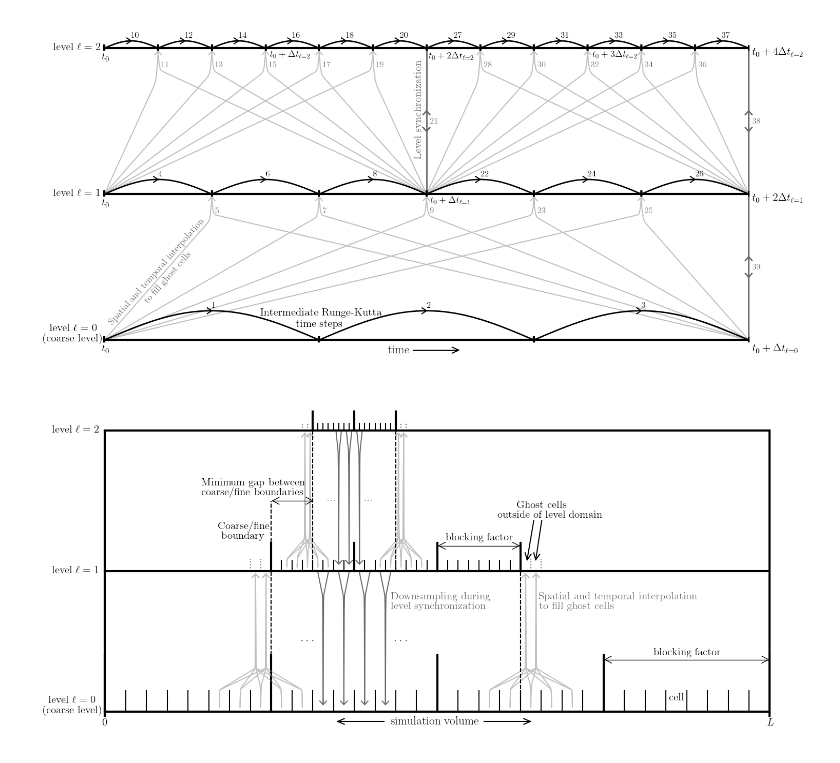
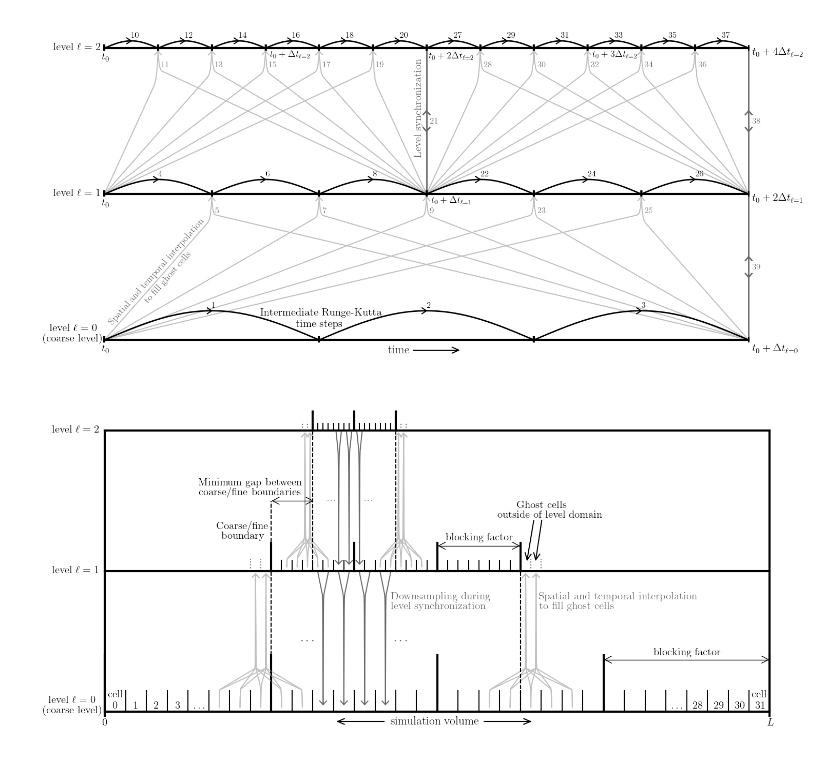
Before and after one commit to MSABuschmann/sledgehamr, a Jupyter notebook: notebooks/Subcycling.ipynb, the cells around one changed output. Saved outputs shown, nothing was run; the diff lists cells and outputs as text; code cells hidden in the pictures.

Commit message:
Refine subcycling plot

```diff
--- a/notebooks/Subcycling.ipynb
+++ b/notebooks/Subcycling.ipynb
@@ -458,15 +458,14 @@ plt.text(-0.08, -0.015+2, r'level $\ell=2$', fontsize=fs)
 plt.text(-0.004, -0.1, r'$0$', fontsize=fs)
 plt.text(-0.004+1, -0.1, r'$L$', fontsize=fs)
 
-plt.text(0.848, 0.08, r'cell', fontsize=fs)
 plt.text(0.825, 0.4, r'blocking factor', fontsize=fs)
 plt.text(0.512, 1.22, r'blocking factor', fontsize=fs)
 
-t = plt.text(0.17, 1.3, r'Coarse/fine', fontsize=fs, color='black')
+t = plt.text(0.168, 1.3, r'Coarse/fine', fontsize=fs, color='black')
 t = plt.text(0.175, 1.3-0.07, r'boundary', fontsize=fs, color='black')
 
-plt.text(0.145, 1.61, r'Minimum gap between', fontsize=fs, color='black')
-plt.text(0.145, 1.61-0.07, r'coarse/fine boundaries', fontsize=fs, color='black')
+plt.text(0.140, 1.61, r'Minimum gap between', fontsize=fs, color='black')
+plt.text(0.141, 1.61-0.07, r'coarse/fine boundaries', fontsize=fs, color='black')
 
 plt.text(0.653, 0.8, r'Spatial and temporal interpolation', fontsize=fs, color='dimgrey')
 plt.text(0.653, 0.8-0.07, r'to fill ghost cells', fontsize=fs, color='dimgrey')
@@ -482,32 +481,45 @@ plt.text(0.43, 0.8-0.07, r'level synchronization', fontsize=fs, color='dimgrey')
 
 plt.text(0.435, 0.5, r'\textbf{\dots}', fontsize=fs, color='dimgray')
 plt.text(0.295, 0.5, r'\textbf{\dots}', fontsize=fs, color='dimgray')
 plt.text(0.39, 1.5, r'\textbf{\dots}', fontsize=fs-6, color='dimgray')
 plt.text(0.335, 1.5, r'\textbf{\dots}', fontsize=fs-6, color='dimgray')
+
+plt.text(0.004, 0.1, r'cell', fontsize=fs)
+plt.text(1-1/32+0.004, 0.1, r'cell', fontsize=fs)
+plt.text(0.5/32-0.004, 0.02, r'0', fontsize=fs)
+plt.text(1.5/32-0.004, 0.02, r'1', fontsize=fs)
+plt.text(2.5/32-0.004, 0.02, r'2', fontsize=fs)
+plt.text(3.5/32-0.004, 0.02, r'3', fontsize=fs)
+plt.text(4.5/32-0.007, 0.02, r'\dots', fontsize=fs)
+plt.text(27.5/32-0.007, 0.02, r'\dots', fontsize=fs)
+plt.text(28.5/32-0.006, 0.02, r'28', fontsize=fs)
+plt.text(29.5/32-0.006, 0.02, r'29', fontsize=fs)
+plt.text(30.5/32-0.006, 0.02, r'30', fontsize=fs)
+plt.text(31.5/32-0.006, 0.02, r'31', fontsize=fs)
 
 ################################### volume
 
 x1=0.64
 dx=0.01
 dy=0.02
 plt.plot([0.57,x1],[-0.07,-0.07], color='black')
 plt.plot([x1,x1-dx],[-0.07,-0.07+dy], color='black')
 plt.plot([x1,x1-dx],[-0.07,-0.07-dy], color='black')
 x1 = 0.35
 plt.plot([0.42,x1],[-0.07,-0.07], color='black')
 plt.plot([x1,x1+dx],[-0.07,-0.07+dy], color='black')
 plt.plot([x1,x1+dx],[-0.07,-0.07-dy], color='black')
 plt.text(0.43, -0.09, r'simulation volume', fontsize=fs+2)
 
 ###################################
 ax.spines['top'].set_visible(False)
 ax.spines['right'].set_visible(False)
 ax.spines['bottom'].set_visible(False)
 ax.spines['left'].set_visible(False)
 ax.get_xaxis().set_ticks([])
 ax.get_yaxis().set_ticks([])
 
 plt.tight_layout()
-plt.savefig('spatial_evolution.pdf')
+plt.savefig('../assets/spatial_evolution.pdf')
 # %% [output]
-[figure, old version]
+[figure, new version]
```
Also changed, not shown: parts of 1 cell of this notebook, 2 other files.
